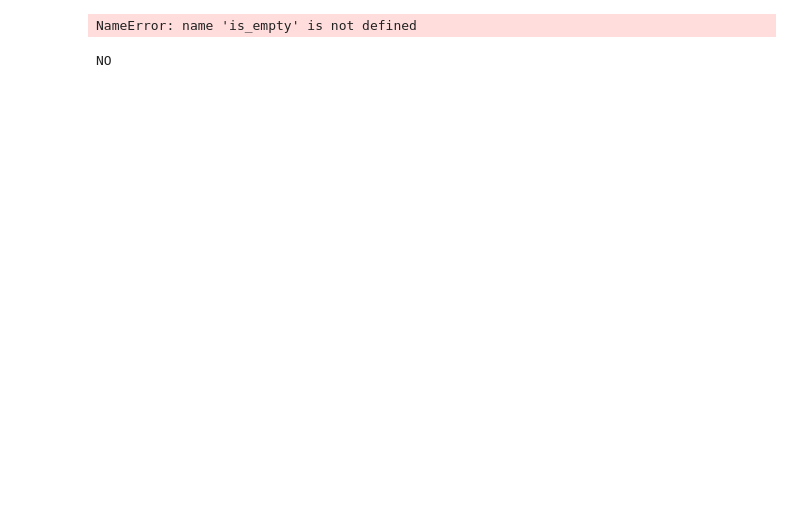
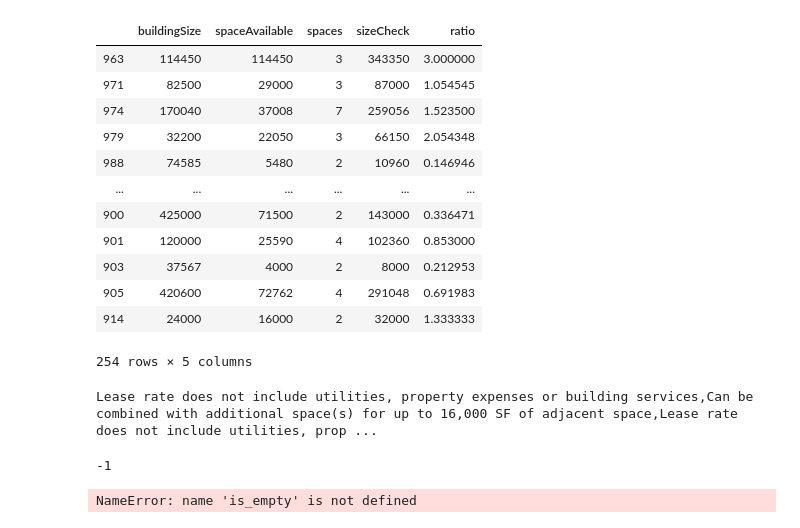
Before and after one commit to snuzbrokh/warehouses, a Jupyter notebook: analysis/testing.ipynb, the cells around one changed output. Saved outputs shown, nothing was run; the diff lists cells and outputs as text; code cells hidden in the pictures; blank space fills up the shorter version.

```diff
--- a/analysis/testing.ipynb
+++ b/analysis/testing.ipynb
@@ -74,11 +103,35 @@ d = defaultdict()
+# %%
+df_ = df[(df.spaces > 1)][['buildingSize','spaceAvailable','spaces']]
+df_['sizeCheck'] = df_.spaceAvailable * df_.spaces
+df_['ratio'] = df_.sizeCheck / df_.buildingSize
+df_
+# %% [output]
+|  | buildingSize | spaceAvailable | spaces | sizeCheck | ratio |
+| 963 | 114450 | 114450 | 3 | 343350 | 3.000000 |
+| 971 | 82500 | 29000 | 3 | 87000 | 1.054545 |
+| 974 | 170040 | 37008 | 7 | 259056 | 1.523500 |
+| 979 | 32200 | 22050 | 3 | 66150 | 2.054348 |
+| 988 | 74585 | 5480 | 2 | 10960 | 0.146946 |
+| ... | ... | ... | ... | ... | ... |
+| 900 | 425000 | 71500 | 2 | 143000 | 0.336471 |
+| 901 | 120000 | 25590 | 4 | 102360 | 0.853000 |
+| 903 | 37567 | 4000 | 2 | 8000 | 0.212953 |
+| 905 | 420600 | 72762 | 4 | 291048 | 0.691983 |
+| 914 | 24000 | 16000 | 2 | 32000 | 1.333333 |
+254 rows × 5 columns
+# %%
+print(df.spaceBullets[914])
+
+def find_repeat(string):
+    p = string[:-1] + string[1:]
+    print(p.find(string))
+# %% [output]
+Lease rate does not include utilities, property expenses or building services,Can be combined with additional space(s) for up to 16,000 SF of adjacent space,Lease rate does not include utilities, prop ...
+# %%
+find_repeat('abc')
+# %% [output]
+-1
 # %%
 is_empty(d)
 # %% [output]
 NameError: name 'is_empty' is not defined
-# %%
-if d:
-    print('Yes')
-else:
-    print('NO')
-# %% [output]
-NO
```
Also changed, not shown: parts of 37 cells of this notebook, 30 other files.
